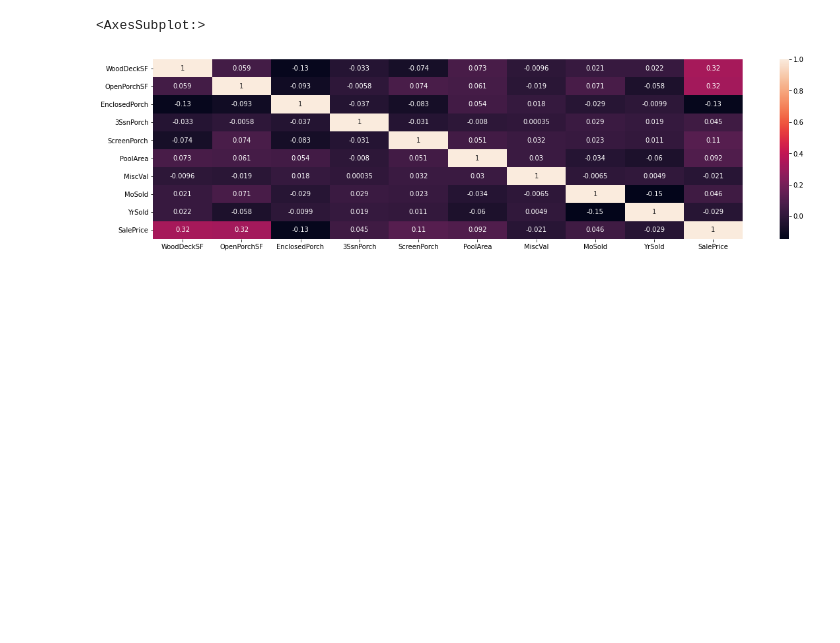
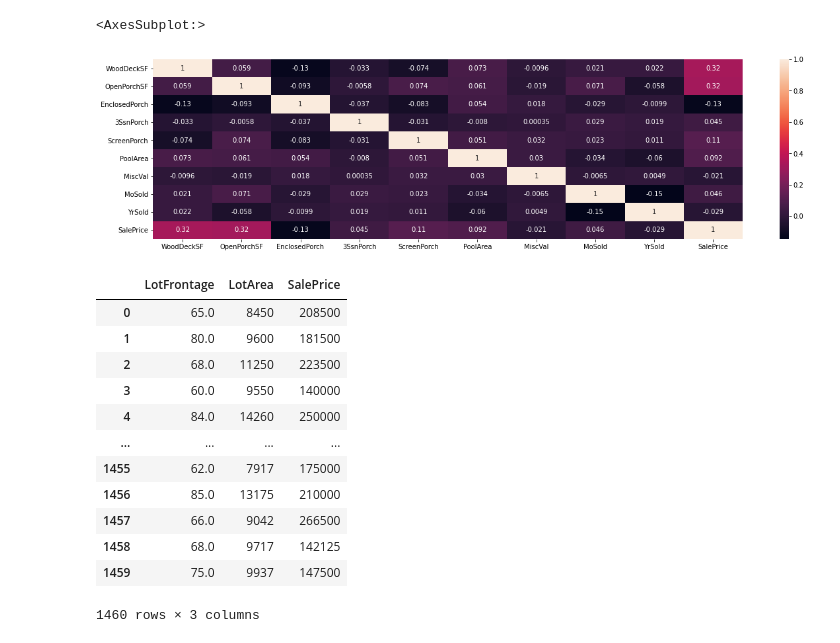
Before and after one commit to AlexRandria/python_numpy, a Jupyter notebook: pandasExo.ipynb, the cells around one changed output. Drawn from its saved outputs; the diff is of its cells as text; code cells hidden in the pictures; blank space fills up the shorter version.

```diff
--- a/pandasExo.ipynb
+++ b/pandasExo.ipynb
@@ -457,3 +457,19 @@ sb.heatmap(corr, annot=True, ax =ax)
 # %% [output]
 <AxesSubplot:>
 [figure]
+# %%
+house_2 = pricing.iloc[:, [3,4,80]]; house_2
+# %% [output]
+|  | LotFrontage | LotArea | SalePrice |
+| 0 | 65.0 | 8450 | 208500 |
+| 1 | 80.0 | 9600 | 181500 |
+| 2 | 68.0 | 11250 | 223500 |
+| 3 | 60.0 | 9550 | 140000 |
+| 4 | 84.0 | 14260 | 250000 |
+| ... | ... | ... | ... |
+| 1455 | 62.0 | 7917 | 175000 |
+| 1456 | 85.0 | 13175 | 210000 |
+| 1457 | 66.0 | 9042 | 266500 |
+| 1458 | 68.0 | 9717 | 142125 |
+| 1459 | 75.0 | 9937 | 147500 |
+1460 rows × 3 columns
```
Also changed, not shown: parts of 2 cells of this notebook, 6 other files.
